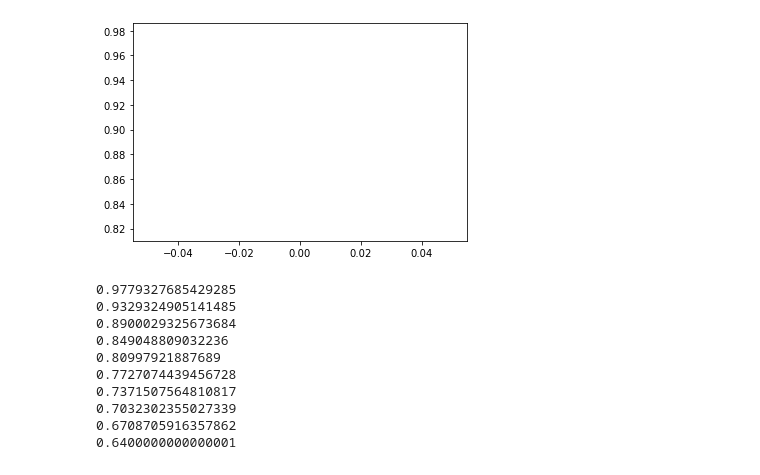
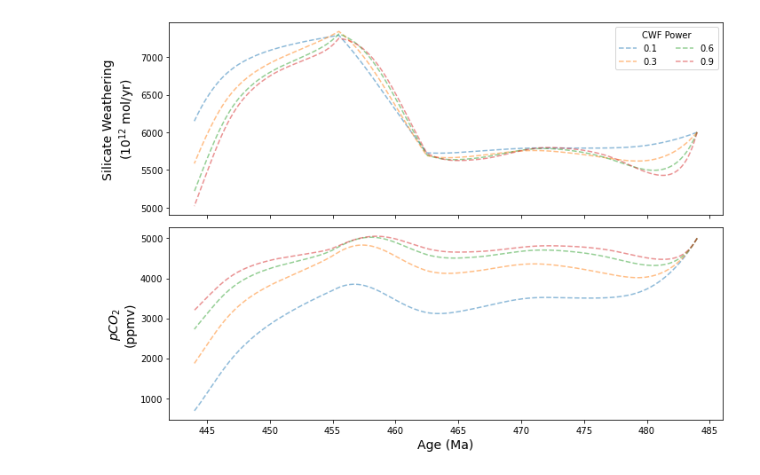
Before and after one commit to datuadiatma/avila_etal_2022, a Jupyter notebook: Notebook/CWF_Sensitivity.ipynb, the cells around one changed output. Saved outputs shown, nothing was run; the diff lists cells and outputs as text; code cells hidden in the pictures.

Commit message:
show sensitivity anlyses as weath. curves

```diff
--- a/Notebook/CWF_Sensitivity.ipynb
+++ b/Notebook/CWF_Sensitivity.ipynb
@@ -266,26 +190,28 @@ def dumpow(x):
-# %%
-fig, ax = plt.subplots()
-
-xx = np.linspace(0.1, 0.9, 10)
-
-for d in xx:
-    resxx = dumpow(d)
-    ax.plot(resxx)
-# %% [output]
-[figure, removed]
-# %%
-xx = np.linspace(0.1, 2, 10)
-
-for i in xx:
-    print((4/5)**i)
-# %% [output]
-0.9779327685429285
-0.9329324905141485
-0.8900029325673684
-0.849048809032236
-0.80997921887689
-0.7727074439456728
-0.7371507564810817
-0.7032302355027339
-0.6708705916357862
-0.6400000000000001
+# %%
+# Weatherability increases by 25%, CWF exponent vary
+
+res_base3 = runmod(1.25, 0.3)
+res_base1 = runmod(1.25, 0.1)
+res_base6 = runmod(1.25, 0.6)
+res_base9 = runmod(1.25, 0.9)
+
+res_all = [res_base1, res_base3, res_base6, res_base9]
+lab = ['0.1', '0.3', '0.6', '0.9']
+
+# Plotting
+fig, (ax1, ax2) = plt.subplots(2, 1, sharex=True, figsize=(10,7))
+
+for r, l in zip(res_all, lab):
+    ax1.plot(r['age'], r['fwsil'], label=l,ls='--', alpha=0.5)
+    ax2.plot(r['age'], r['pco2'], ls='--', alpha=0.5)
+
+ax1.set_ylabel('Silicate Weathering\n($10^{12} $ mol/yr)', fontsize=14)
+ax2.set_ylabel('$pCO_2$\n(ppmv)', fontsize=14)
+ax1.legend(ncol=2, title='CWF Power')
+ax2.set_xlabel('Age (Ma)', fontsize=14)
+
+plt.tight_layout()
+plt.savefig('../Figures/CWF_Sensitivity.jpg', dpi=300)
+plt.savefig('../Figures/CWF_Sensitivity.svg')
+# %% [output]
+[figure, added]
```
Also changed, not shown: parts of 6 cells of this notebook, 8 other files.
